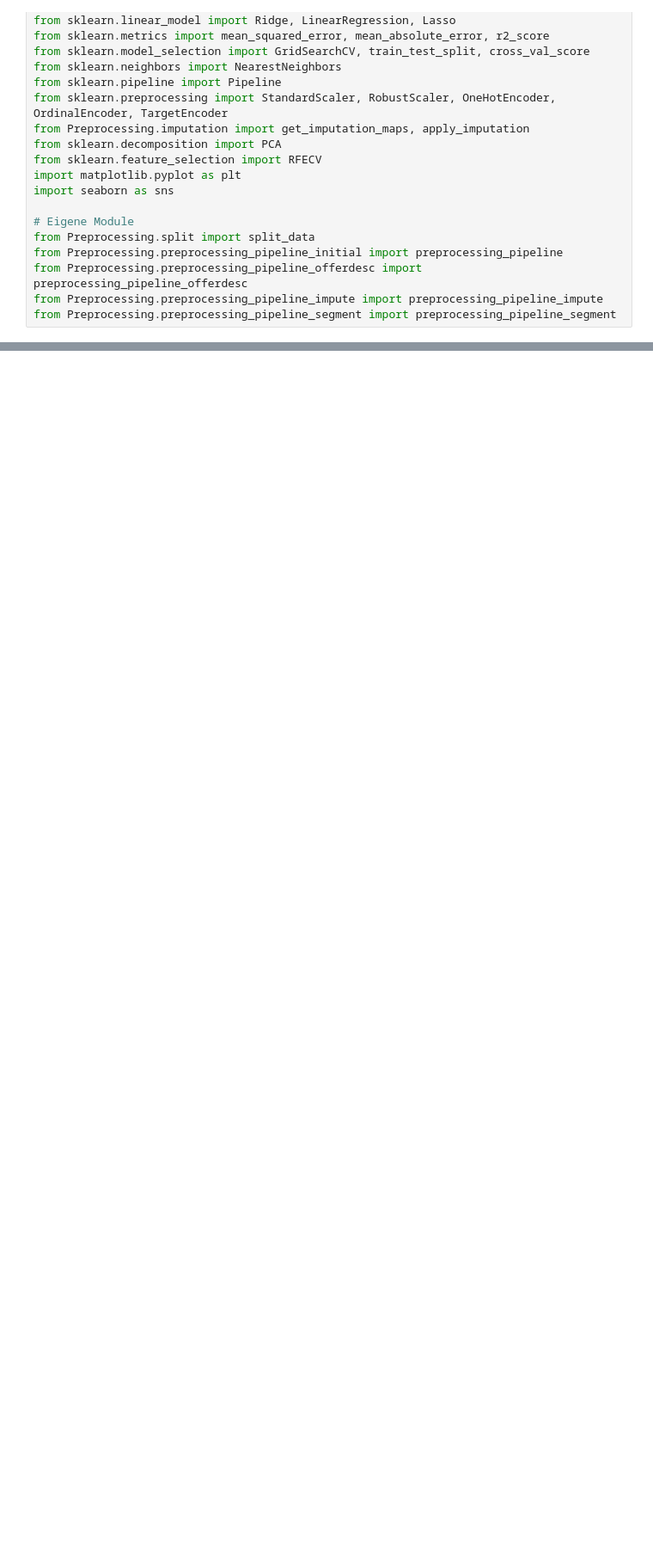
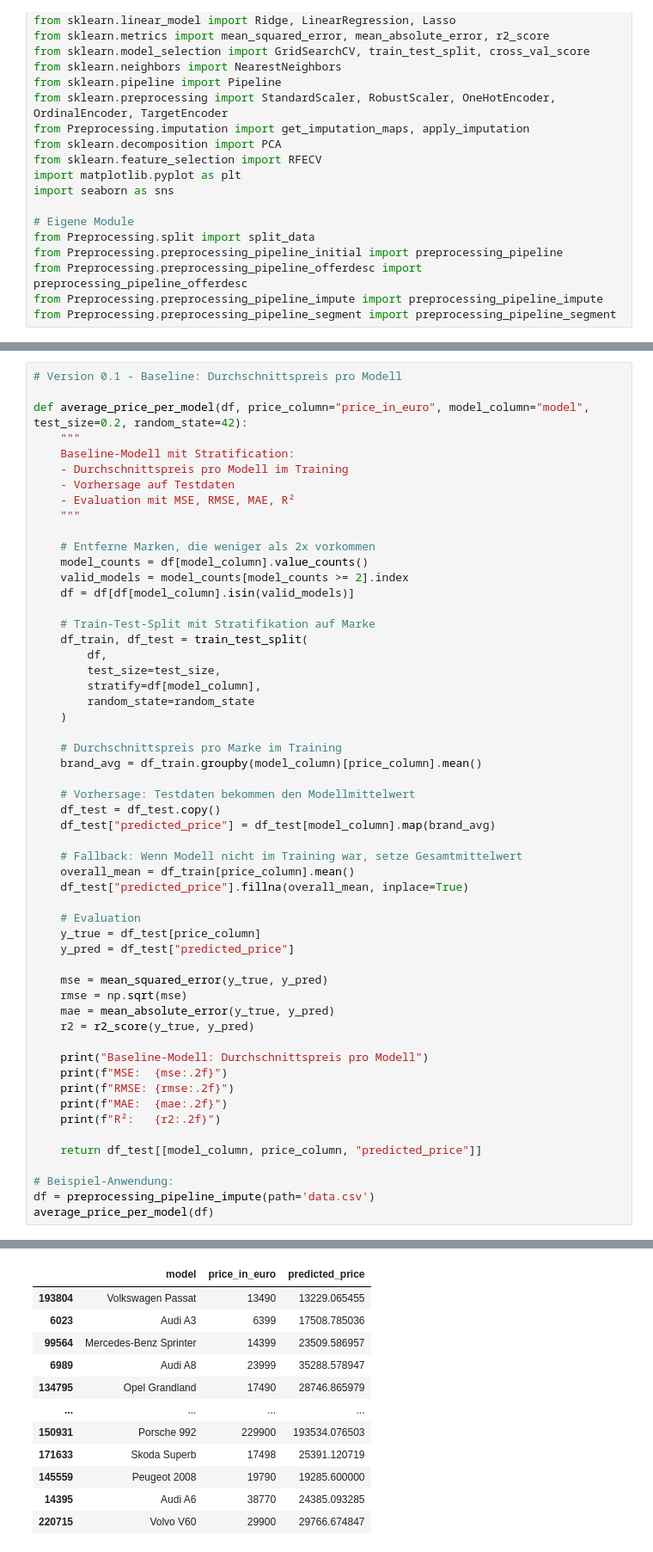
Before and after one commit to kiljos/data_mining, a Jupyter notebook: local_linear_regression.ipynb, the cells around one changed output, grey strips where cells are left out. Shown at 86% size. Drawn from its saved outputs; the diff is of its cells as text; blank space fills up the shorter version.

```diff
--- a/local_linear_regression.ipynb
+++ b/local_linear_regression.ipynb
@@ -83,0 +107,56 @@ ValueError: The least populated class in y has only 1 member, which is too few.
+# %%
+# Version 0.1 - Baseline: Durchschnittspreis pro Modell
+
+def average_price_per_model(df, price_column="price_in_euro", model_column="model", test_size=0.2, random_state=42):
+    """
+    Baseline-Modell mit Stratification:
+    - Durchschnittspreis pro Modell im Training
+    - Vorhersage auf Testdaten
+    - Evaluation mit MSE, RMSE, MAE, R²
+    """
+
+    # Entferne Marken, die weniger als 2x vorkommen
+    model_counts = df[model_column].value_counts()
+    valid_models = model_counts[model_counts >= 2].index
+    df = df[df[model_column].isin(valid_models)]
+
+    # Train-Test-Split mit Stratifikation auf Marke
+    df_train, df_test = train_test_split(
+        df,
+        test_size=test_size,
+        stratify=df[model_column],
+        random_state=random_state
+    )
+
+    # Durchschnittspreis pro Marke im Training
+    brand_avg = df_train.groupby(model_column)[price_column].mean()
+
+    # Vorhersage: Testdaten bekommen den Modellmittelwert
+    df_test = df_test.copy()
+    df_test["predicted_price"] = df_test[model_column].map(brand_avg)
+
+    # Fallback: Wenn Modell nicht im Training war, setze Gesamtmittelwert
+    overall_mean = df_train[price_column].mean()
+    df_test["predicted_price"].fillna(overall_mean, inplace=True)
+
+    # Evaluation
+    y_true = df_test[price_column]
+    y_pred = df_test["predicted_price"]
+
+    mse = mean_squared_error(y_true, y_pred)
+    rmse = np.sqrt(mse)
+    mae = mean_absolute_error(y_true, y_pred)
+    r2 = r2_score(y_true, y_pred)
+
+    print("Baseline-Modell: Durchschnittspreis pro Modell")
+    print(f"MSE:  {mse:.2f}")
+    print(f"RMSE: {rmse:.2f}")
+    print(f"MAE:  {mae:.2f}")
+    print(f"R²:   {r2:.2f}")
+
+    return df_test[[model_column, price_column, "predicted_price"]]
+
+# Beispiel-Anwendung:
+df = preprocessing_pipeline_impute(path='data.csv')
+average_price_per_model(df)
+# %% [output]
@@ -83,0 +174,12 @@ ValueError: The least populated class in y has only 1 member, which is too few.
+|  | model | price_in_euro | predicted_price |
+| 193804 | Volkswagen Passat | 13490 | 13229.065455 |
+| 6023 | Audi A3 | 6399 | 17508.785036 |
+| 99564 | Mercedes-Benz Sprinter | 14399 | 23509.586957 |
+| 6989 | Audi A8 | 23999 | 35288.578947 |
+| 134795 | Opel Grandland | 17490 | 28746.865979 |
+| ... | ... | ... | ... |
+| 150931 | Porsche 992 | 229900 | 193534.076503 |
+| 171633 | Skoda Superb | 17498 | 25391.120719 |
+| 145559 | Peugeot 2008 | 19790 | 19285.600000 |
+| 14395 | Audi A6 | 38770 | 24385.093285 |
+| 220715 | Volvo V60 | 29900 | 29766.674847 |
```
Also changed, not shown: parts of 2 cells of this notebook.
